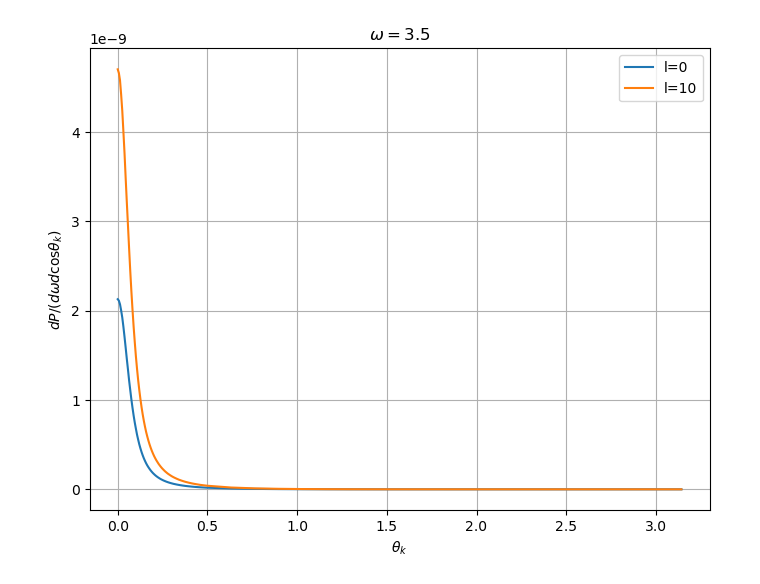
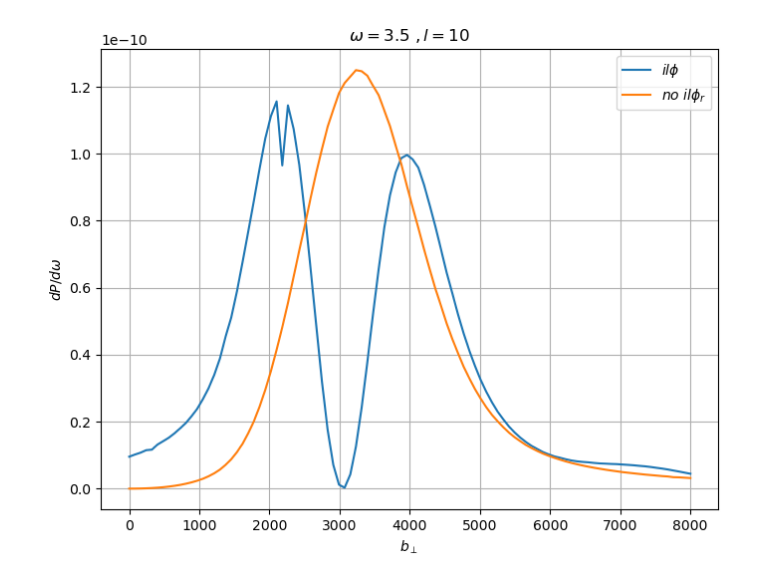
Before and after one commit to stiliglink/issue2, a Jupyter notebook: Brems_LG.ipynb, the cells around one changed output. Cells and saved outputs as stored; diff of their text form; code cells hidden in the pictures.

```diff
--- a/Brems_LG.ipynb
+++ b/Brems_LG.ipynb
@@ -399,27 +480,27 @@ plt.show()
 # %%
 # 关于theta_k的能谱图
 import numpy as np
 import matplotlib.pyplot as plt
 
 # 1. 读取 .npz 文件
-data = np.load('rtk_0226_091312.npz')
 
-# 2. 提取数据
-theta_k_vals = data['theta_k_vals']
+data = np.load('rb_0302_165244.npz')
+b_perps = data['b_perps']
 P_vals = data['results']
-data2 = np.load('rtk_0226_113002.npz')
-theta_k_vals2 = data2['theta_k_vals']
+
+data2 = np.load('rb_0303_092040.npz')
+b_perps2 = data2['b_perps']
 P_vals2 = data2['results']
 # 创建图形
 fig = plt.figure(figsize=(8, 6))
 # 3. 绘制图表
-plt.plot(theta_k_vals, P_vals, label='l=0')
-plt.plot(theta_k_vals2, P_vals2, label='l=10')
-plt.xlabel(r'$\theta_k$ ')
-plt.ylabel(r'$dP/(d\omega d\text{cos}\theta_k)$')
-plt.title(r'$\omega=3.5$')
+plt.plot(b_perps2, P_vals2, label=r'$il\phi$')
+plt.plot(b_perps, P_vals, label=r'$no\ il\phi_r$')
+plt.xlabel(r'$b_\perp$ ')
+plt.ylabel(r'$dP/d\omega$')
+plt.title(r'$\omega=3.5\ ,l=10$')
 plt.legend()
 plt.grid(True)
 plt.show()
 # %% [output]
-[figure, old version]
+[figure, new version]
```
Also changed, not shown: parts of 8 cells of this notebook, 30 other files.
